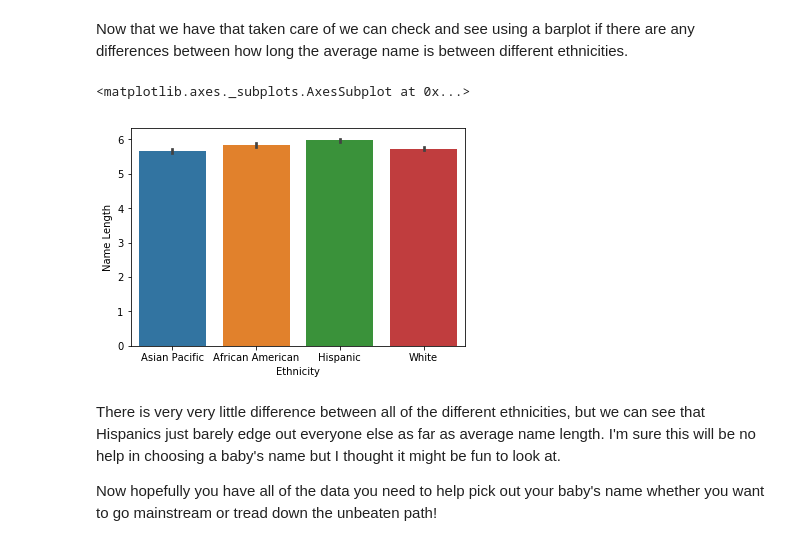
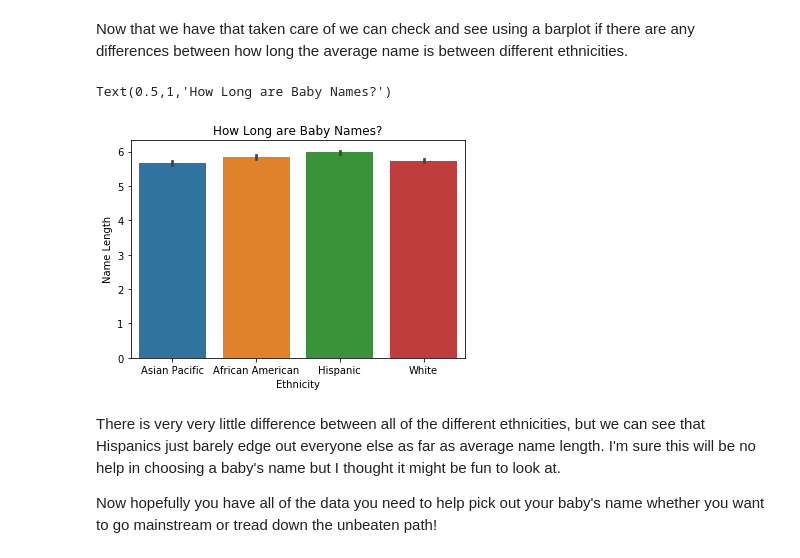
Before and after one commit to ngriffiths13/Applied_Machine_Learning_Classwork, a Jupyter notebook: Homeworks/HW1/Homework 1- Reading, Cleaning, and Visualizing Data.ipynb, the cells around one changed output. Cells and saved outputs as stored; diff of their text form; code cells hidden in the pictures.

Commit message:
Cleaned up graphs

```diff
--- a/Homeworks/HW1/Homework 1- Reading, Cleaning, and Visualizing Data.ipynb
+++ b/Homeworks/HW1/Homework 1- Reading, Cleaning, and Visualizing Data.ipynb
@@ -570,10 +558,11 @@ baby_names.head()
 # %% [markdown]
 Now that we have that taken care of we can check and see using a barplot if there are any differences between how long the average name is between different ethnicities.
 # %%
-sns.barplot(x = 'Ethnicity', y = 'Name Length', data = baby_names)
+plot = sns.barplot(x = 'Ethnicity', y = 'Name Length', data = baby_names)
+plot.set_title('How Long are Baby Names?')
 # %% [output]
-<matplotlib.axes._subplots.AxesSubplot at 0x...>
+Text(0.5,1,'How Long are Baby Names?')
-[figure, old version]
+[figure, new version]
 # %% [markdown]
 There is very very little difference between all of the different ethnicities, but we can see that Hispanics just barely edge out everyone else as far as average name length. I'm sure this will be no help in choosing a baby's name but I thought it might be fun to look at.
 
```
Also changed, not shown: parts of 8 cells of this notebook.
